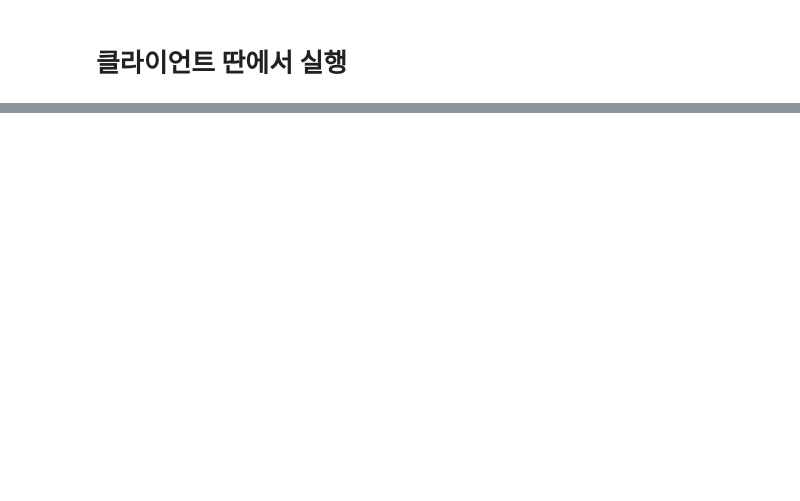
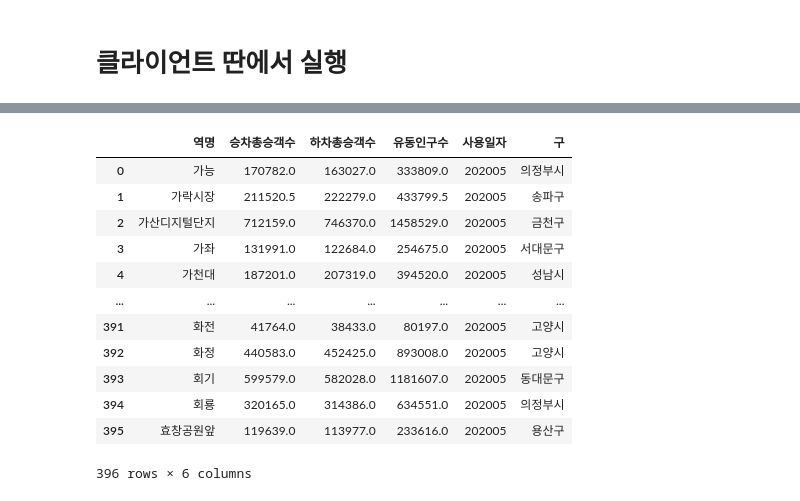
Before and after one commit to SeungYeonJeong22/seoulDataAnalysis, a Jupyter notebook: dataFrameSubMap.ipynb, the cells around one changed output, grey strips where cells are left out. Cells and saved outputs as stored; diff of their text form; code cells hidden in the pictures; blank space fills up the shorter version.

```diff
--- a/dataFrameSubMap.ipynb
+++ b/dataFrameSubMap.ipynb
@@ -678,0 +708,16 @@ if __name__ == '__main__':
+# %%
+data2020['data202005']
+# %% [output]
+|  | 역명 | 승차총승객수 | 하차총승객수 | 유동인구수 | 사용일자 | 구 |
+| 0 | 가능 | 170782.0 | 163027.0 | 333809.0 | 202005 | 의정부시 |
+| 1 | 가락시장 | 211520.5 | 222279.0 | 433799.5 | 202005 | 송파구 |
+| 2 | 가산디지털단지 | 712159.0 | 746370.0 | 1458529.0 | 202005 | 금천구 |
+| 3 | 가좌 | 131991.0 | 122684.0 | 254675.0 | 202005 | 서대문구 |
+| 4 | 가천대 | 187201.0 | 207319.0 | 394520.0 | 202005 | 성남시 |
+| ... | ... | ... | ... | ... | ... | ... |
+| 391 | 화전 | 41764.0 | 38433.0 | 80197.0 | 202005 | 고양시 |
+| 392 | 화정 | 440583.0 | 452425.0 | 893008.0 | 202005 | 고양시 |
+| 393 | 회기 | 599579.0 | 582028.0 | 1181607.0 | 202005 | 동대문구 |
+| 394 | 회룡 | 320165.0 | 314386.0 | 634551.0 | 202005 | 의정부시 |
+| 395 | 효창공원앞 | 119639.0 | 113977.0 | 233616.0 | 202005 | 용산구 |
+396 rows × 6 columns
```
Also changed, not shown: parts of 5 cells of this notebook.
